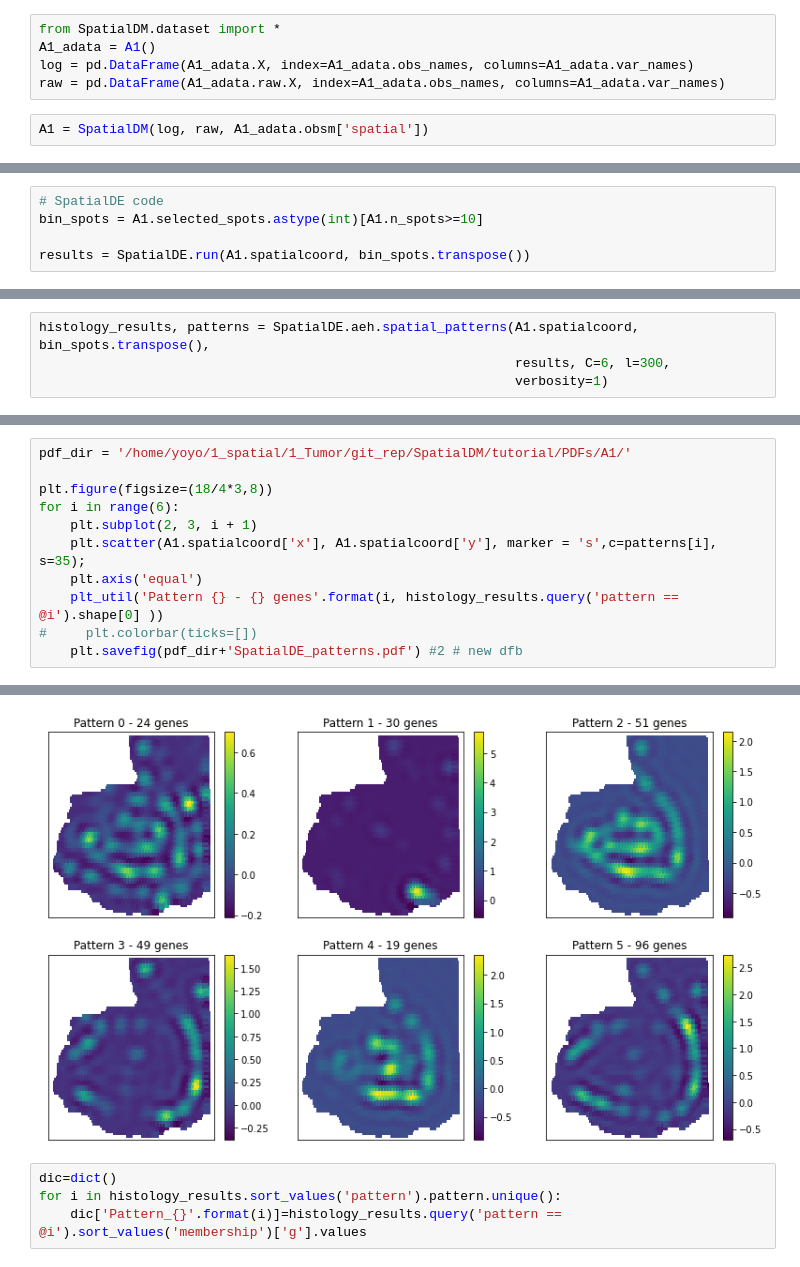
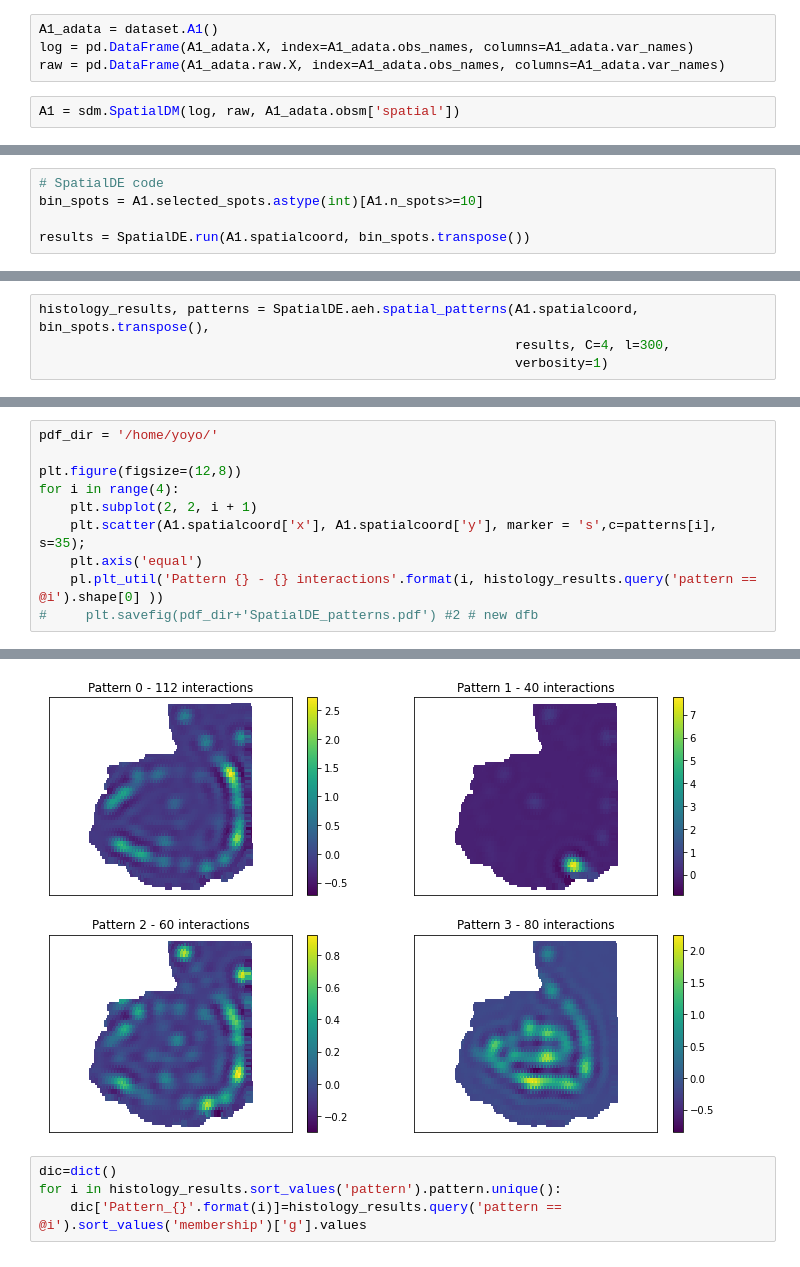
Before and after one commit to StatBiomed/SpatialDM, a Jupyter notebook: tutorial/intestine_A1.ipynb, the cells around one changed output, grey strips where cells are left out. Saved outputs shown, nothing was run; the diff lists cells and outputs as text.

Commit message:
complete tutorials

```diff
--- a/tutorial/intestine_A1.ipynb
+++ b/tutorial/intestine_A1.ipynb
@@ -8,9 +25,8 @@ from SpatialDM.plottings import *
 # %%
-from SpatialDM.dataset import *
-A1_adata = A1()
+A1_adata = dataset.A1()
 log = pd.DataFrame(A1_adata.X, index=A1_adata.obs_names, columns=A1_adata.var_names)
 raw = pd.DataFrame(A1_adata.raw.X, index=A1_adata.obs_names, columns=A1_adata.var_names)
 # %%
-A1 = SpatialDM(log, raw, A1_adata.obsm['spatial'])
+A1 = sdm.SpatialDM(log, raw, A1_adata.obsm['spatial'])
 # %%
 A1.weight_matrix(l=75, cutoff=0.2, single_cell=False) # weight_matrix by rbf kernel
@@ -114,5 +96,5 @@ results = SpatialDE.run(A1.spatialcoord, bin_spots.transpose())
 # %%
 histology_results, patterns = SpatialDE.aeh.spatial_patterns(A1.spatialcoord, bin_spots.transpose(),
-                                                             results, C=6, l=300,
+                                                             results, C=4, l=300,
                                                              verbosity=1)
 # %% [output]
@@ -135,12 +113,11 @@ Converged on iter 14
 # %%
-pdf_dir = '/home/yoyo/1_spatial/1_Tumor/git_rep/SpatialDM/tutorial/PDFs/A1/'
+pdf_dir = '/home/yoyo/'
 
-plt.figure(figsize=(18/4*3,8))
-for i in range(6):
-    plt.subplot(2, 3, i + 1)
+plt.figure(figsize=(12,8))
+for i in range(4):
+    plt.subplot(2, 2, i + 1)
     plt.scatter(A1.spatialcoord['x'], A1.spatialcoord['y'], marker = 's',c=patterns[i], s=35);
     plt.axis('equal')
-    plt_util('Pattern {} - {} genes'.format(i, histology_results.query('pattern == @i').shape[0] ))
-#     plt.colorbar(ticks=[])
-    plt.savefig(pdf_dir+'SpatialDE_patterns.pdf') #2 # new dfb
+    pl.plt_util('Pattern {} - {} interactions'.format(i, histology_results.query('pattern == @i').shape[0] ))
+#     plt.savefig(pdf_dir+'SpatialDE_patterns.pdf') #2 # new dfb
 # %% [output]
@@ -149,4 +124,4 @@ WARNING:matplotlib.font_manager:findfont: Font family ['Arial'] not found. Falli
-[figure, old version]
+[figure, new version]
 # %%
 dic=dict()
 for i in histology_results.sort_values('pattern').pattern.unique():
```
Also changed, not shown: parts of 43 cells of this notebook, 10 other files.
